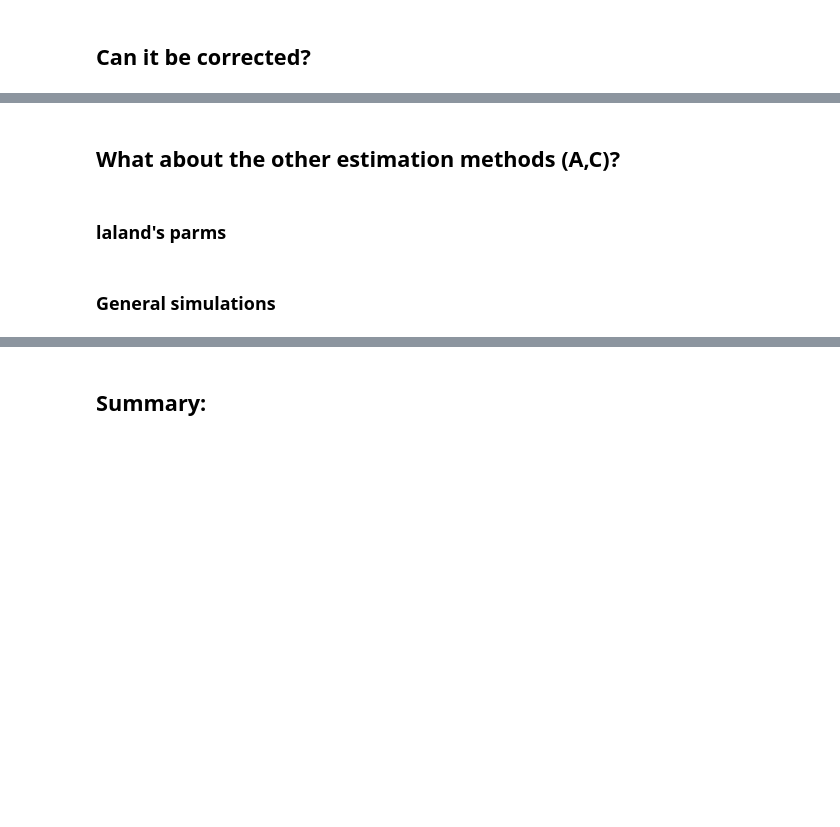
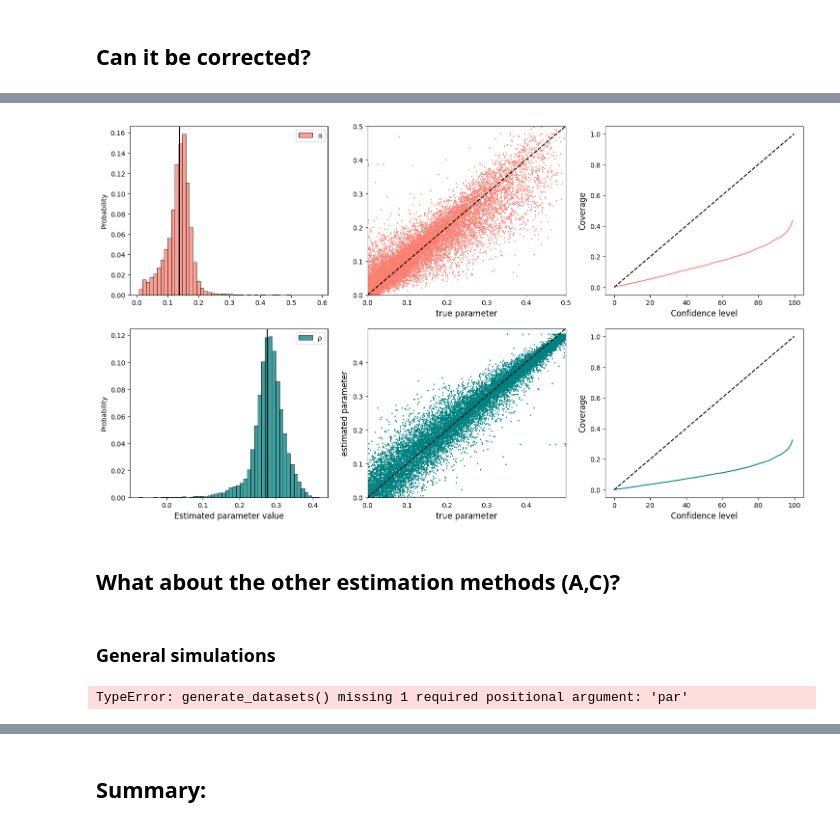
Before and after one commit to yoavram-lab/Laland1995, a Jupyter notebook: notebooks/estimation_accuracy.ipynb, the cells around one changed output, grey strips where cells are left out. Saved outputs shown, nothing was run; the diff lists cells and outputs as text; code cells hidden in the pictures; blank space fills up the shorter version.

```diff
--- a/notebooks/estimation_accuracy.ipynb
+++ b/notebooks/estimation_accuracy.ipynb
@@ -901,13 +1008,13 @@ corrected_ρ, corrected_α = ((mat @ x).T + bias).T
 
 
 ax11 = axs[0,0]
-sns.histplot(corrected_α, ax= ax11, color="salmon", bins=20, stat = "probability", label = "α")
+sns.histplot(corrected_α, ax= ax11, color="salmon", bins=50, stat = "probability", label = "α")
 ax11.axvline(0.138, color = "black")
 ax11.legend()
 
 
 ax12 = axs[1,0]
-sns.histplot(corrected_ρ, ax = ax12, color="teal", bins = 20, stat = "probability", label = "ρ")
+sns.histplot(corrected_ρ, ax = ax12, color="teal", bins = 50, stat = "probability", label = "ρ")
 ax12.axvline(0.277, color = "black")
 ax12.legend()
 ax12.set_xlabel("Estimated parameter value", fontsize=fontx)
@@ -921,34 +1028,34 @@ diff_ρ = B[["true_ρ","est_ρ"]].values
 
 ax21 = axs[0,1]
 ax22 = axs[1, 1]
 ax21.scatter(diff_α[:, 0], diff_α[:, 1], label="α", s=1, color="salmon")
 ax21.plot([0, np.max(diff_α)], [0, np.max(diff_α)], "--", color="black")
 ax21.set_xlim(0, 0.5)
 ax21.set_ylim(0, 0.5)
 ax21.set_xlabel("true parameter", fontsize=fontx)
 
 ax22.scatter(diff_ρ[:, 0], diff_ρ[:, 1],  label="ρ", s=1, color="teal")
 ax22.plot([0, np.max(diff_ρ)], [0, np.max(diff_ρ)], "--", color="black")
 ax22.set_xlim(0, np.max(diff_ρ))
 ax22.set_xlabel("true parameter", fontsize=fontx)
 ax22.set_ylabel('estimated parameter', fontsize=fonty)
 ax22.set_ylim(0, np.max(diff_ρ))
 
 
 ax31 = axs[0, 2]
 ax31.plot(np.arange(0,100), np.array([np.sum(B[f"conf_α_{99-i}"].values) for i in range(100)])/len(B), color='salmon')
 ax31.plot([0,100], [0,1], color='black', linestyle='--')
 ax31.set_xlabel("Confidence level", fontsize=fontx)
 ax31.set_ylabel("Coverage", fontsize=fonty)
 
 ax32 = axs[1, 2]
 ax32.plot(np.arange(0,100), np.array([np.sum(B[f"conf_ρ_{99-i}"].values) for i in range(100)])/len(B), color='teal')
 ax32.plot([0,100], [0,1], color='black', linestyle='--')
 ax32.set_xlabel("Confidence level", fontsize=fontx)
 ax32.set_ylabel("Coverage", fontsize=fonty)
 
 plt.show()
+# %% [output]
+[figure, added]
 # %% [markdown]
 ## What about the other estimation methods (A,C)?
-# %% [markdown]
-### laland's parms
@@ -958,3 +1062,7 @@ plt.show()
 # %% [markdown]
 ### General simulations
+# %%
+generate_datasets_wrapper(15000, False)
+# %% [output]
+TypeError: generate_datasets() missing 1 required positional argument: 'par'
 # %%
```
Also changed, not shown: parts of 17 cells of this notebook.
